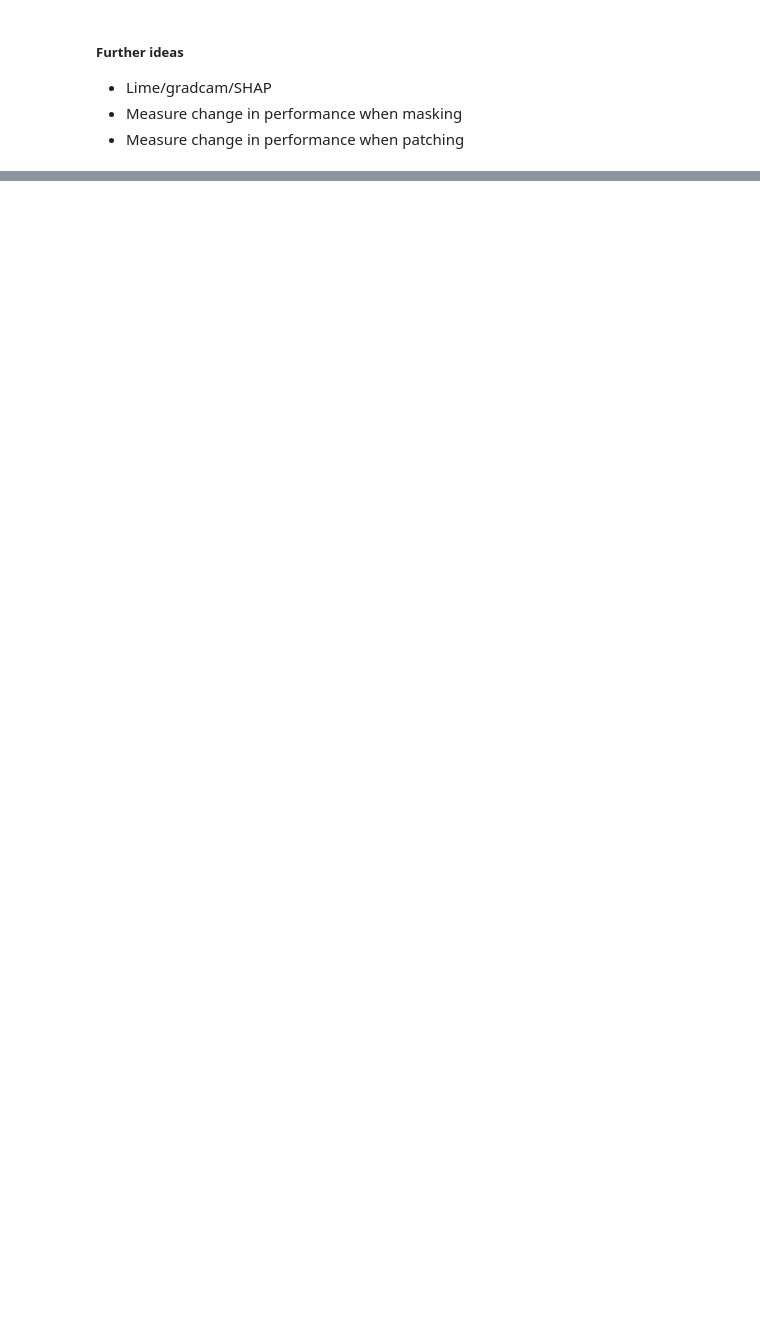
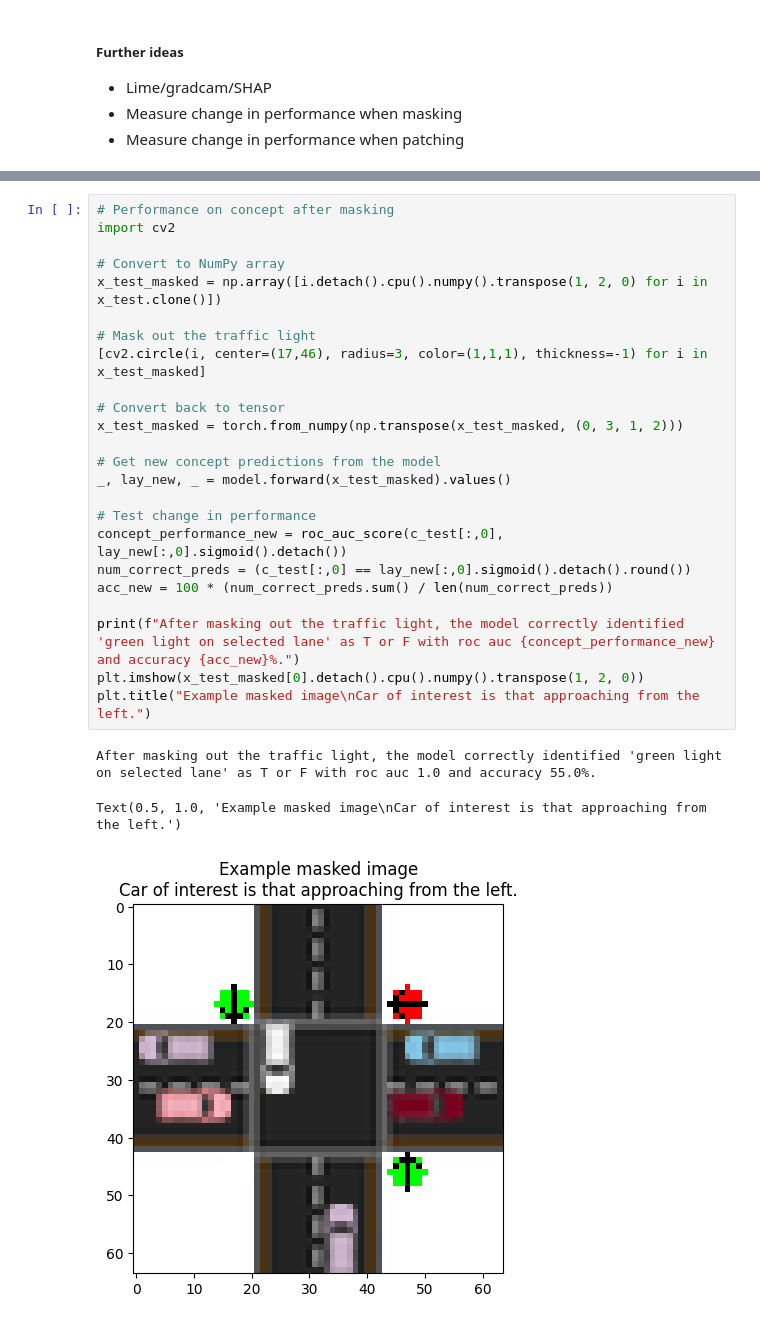
Before and after one commit to technologeve/concept-bottlenecks, a Jupyter notebook: traffic_light.ipynb, the cells around one changed output, grey strips where cells are left out. Saved outputs shown, nothing was run; the diff lists cells and outputs as text; blank space fills up the shorter version.

```diff
--- a/traffic_light.ipynb
+++ b/traffic_light.ipynb
@@ -515,0 +525,28 @@ Masking
+# %%
+# Performance on concept after masking
+import cv2
+
+# Convert to NumPy array
+x_test_masked = np.array([i.detach().cpu().numpy().transpose(1, 2, 0) for i in x_test.clone()])
+
+# Mask out the traffic light
+[cv2.circle(i, center=(17,46), radius=3, color=(1,1,1), thickness=-1) for i in x_test_masked]
+
+# Convert back to tensor
+x_test_masked = torch.from_numpy(np.transpose(x_test_masked, (0, 3, 1, 2)))
+
+# Get new concept predictions from the model
+_, lay_new, _ = model.forward(x_test_masked).values()
+
+# Test change in performance
+concept_performance_new = roc_auc_score(c_test[:,0], lay_new[:,0].sigmoid().detach())
+num_correct_preds = (c_test[:,0] == lay_new[:,0].sigmoid().detach().round())
+acc_new = 100 * (num_correct_preds.sum() / len(num_correct_preds))
+
+print(f"After masking out the traffic light, the model correctly identified 'green light on selected lane' as T or F with roc auc {concept_performance_new} and accuracy {acc_new}%.")
+plt.imshow(x_test_masked[0].detach().cpu().numpy().transpose(1, 2, 0))
+plt.title("Example masked image\nCar of interest is that approaching from the left.")
+# %% [output]
+After masking out the traffic light, the model correctly identified 'green light on selected lane' as T or F with roc auc 1.0 and accuracy 55.0%.
+Text(0.5, 1.0, 'Example masked image\nCar of interest is that approaching from the left.')
+[figure, added]
```
Also changed, not shown: parts of 20 cells of this notebook.
